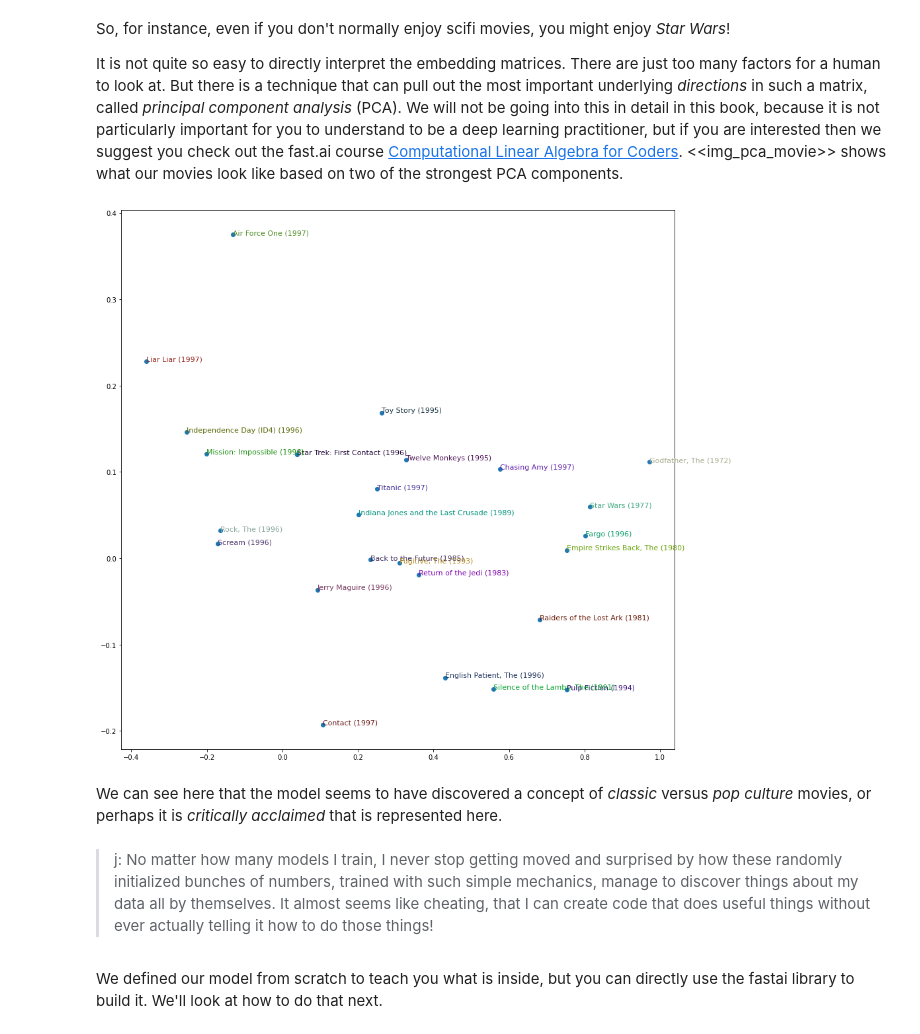
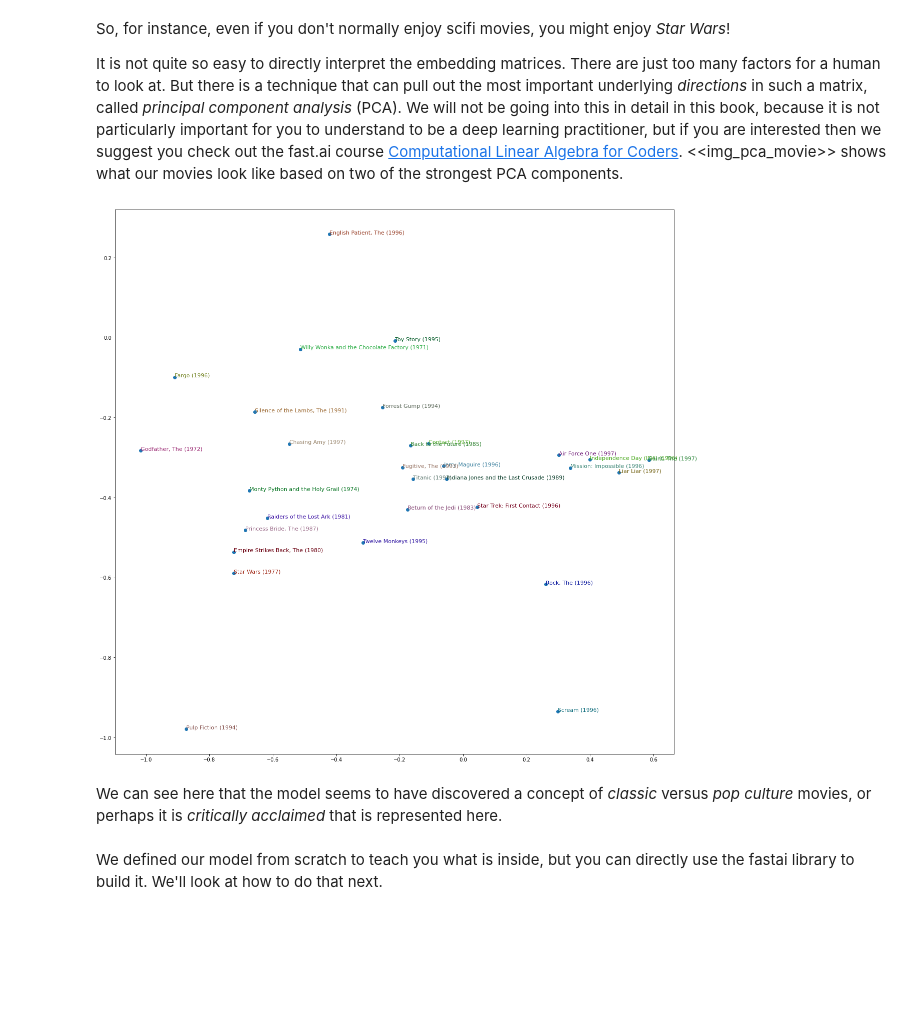
Before and after one commit to afortuny/DeepLearningFastAI, a Jupyter notebook: 09_Collaborative Filtering .ipynb, the cells around one changed output. Cells and saved outputs as stored; diff of their text form; code cells hidden in the pictures; blank space fills up the shorter version.

```diff
--- a/09_Collaborative Filtering .ipynb
+++ b/09_Collaborative Filtering .ipynb
@@ -408,7 +407,7 @@ class DotProductBias(Module):
 # %% [markdown]
 Then let's train it again to check we get around the same results we saw in the previous section:
 # %%
-model = DotProductBias(n_users, n_movies, 5)
+model = DotProductBias(n_users, n_movies, 50)
 learn = Learner(dls, model, loss_func=MSELossFlat())
 learn.fit_one_cycle(5, 5e-3, wd=0.1)
 # %% [output]
@@ -457,28 +471,26 @@ It is not quite so easy to directly interpret the embedding matrices. There are
 # %%
 #hide_input
 #id img_pca_movie
 #caption Representation of movies based on two strongest PCA components
 #alt Representation of movies based on two strongest PCA components
 g = ratings.groupby('title')['rating'].count()
 top_movies = g.sort_values(ascending=False).index.values[:1000]
 top_idxs = tensor([learn.dls.classes['title'].o2i[m] for m in top_movies])
 movie_w = learn.model.movie_factors[top_idxs].cpu().detach()
 movie_pca = movie_w.pca(3)
 fac0,fac1,fac2 = movie_pca.t()
-idxs = list(range(25))
+idxs = list(range(30))
 X = fac0[idxs]
 Y = fac2[idxs]
-plt.figure(figsize=(15,15))
+plt.figure(figsize=(20,20))
 plt.scatter(X, Y)
 for i, x, y in zip(top_movies[idxs], X, Y):
     plt.text(x,y,i, color=np.random.rand(3)*0.7, fontsize=11)
 plt.show()
 # %% [output]
-[figure, old version]
+[figure, new version]
 # %% [markdown]
 We can see here that the model seems to have discovered a concept of *classic* versus *pop culture* movies, or perhaps it is *critically acclaimed* that is represented here.
-# %% [markdown]
-> j: No matter how many models I train, I never stop getting moved and surprised by how these randomly initialized bunches of numbers, trained with such simple mechanics, manage to discover things about my data all by themselves. It almost seems like cheating, that I can create code that does useful things without ever actually telling it how to do those things!
 # %% [markdown]
 We defined our model from scratch to teach you what is inside, but you can directly use the fastai library to build it. We'll look at how to do that next.
 # %% [markdown]
```
Also changed, not shown: parts of 21 cells of this notebook.
